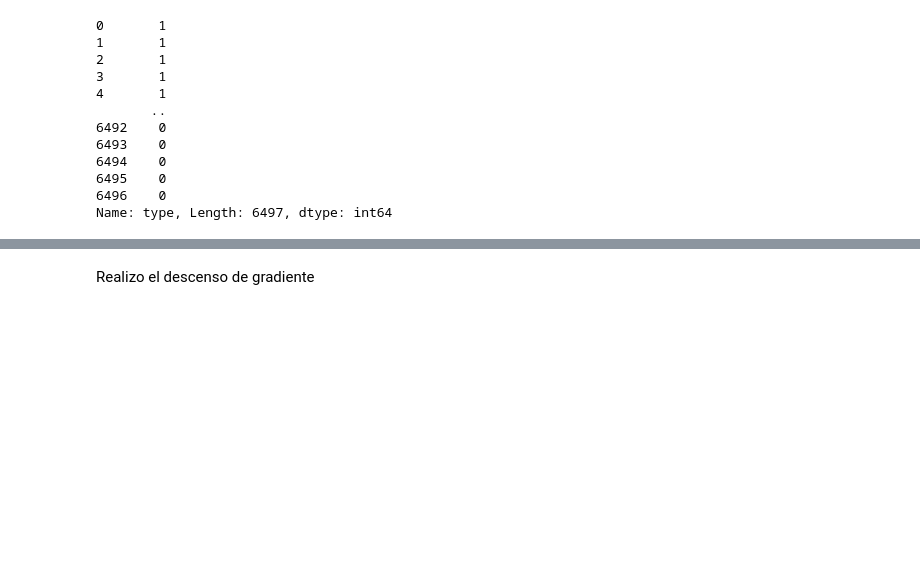
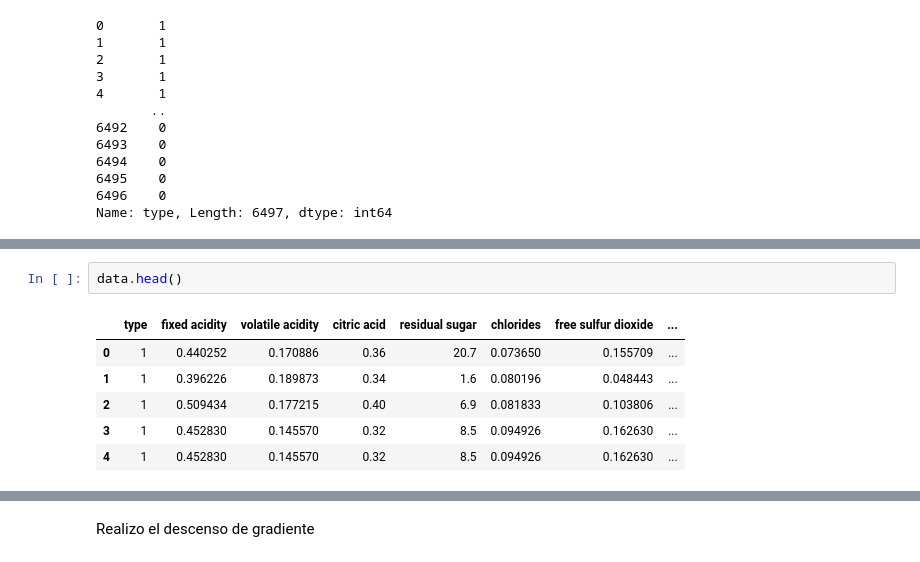
Before and after one commit to LorenGrz/TP_FINAL_MATElll, a Jupyter notebook: TP_LORENZO.ipynb, the cells around one changed output, grey strips where cells are left out. Cells and saved outputs as stored; diff of their text form; blank space fills up the shorter version.

```diff
--- a/TP_LORENZO.ipynb
+++ b/TP_LORENZO.ipynb
@@ -37,0 +77,9 @@ BUSCO CORRELACION DE LAS CARACTERISTICAS CON LA CALIDAD DEL VINO
+# %%
+data.head()
+# %% [output]
+|  | type | fixed acidity | volatile acidity | citric acid | residual sugar | chlorides | free sulfur dioxide | ... |
+| 0 | 1 | 0.440252 | 0.170886 | 0.36 | 20.7 | 0.073650 | 0.155709 | ... |
+| 1 | 1 | 0.396226 | 0.189873 | 0.34 | 1.6 | 0.080196 | 0.048443 | ... |
+| 2 | 1 | 0.509434 | 0.177215 | 0.40 | 6.9 | 0.081833 | 0.103806 | ... |
+| 3 | 1 | 0.452830 | 0.145570 | 0.32 | 8.5 | 0.094926 | 0.162630 | ... |
+| 4 | 1 | 0.452830 | 0.145570 | 0.32 | 8.5 | 0.094926 | 0.162630 | ... |
```
Also changed, not shown: parts of 16 cells of this notebook, 1 other file.
